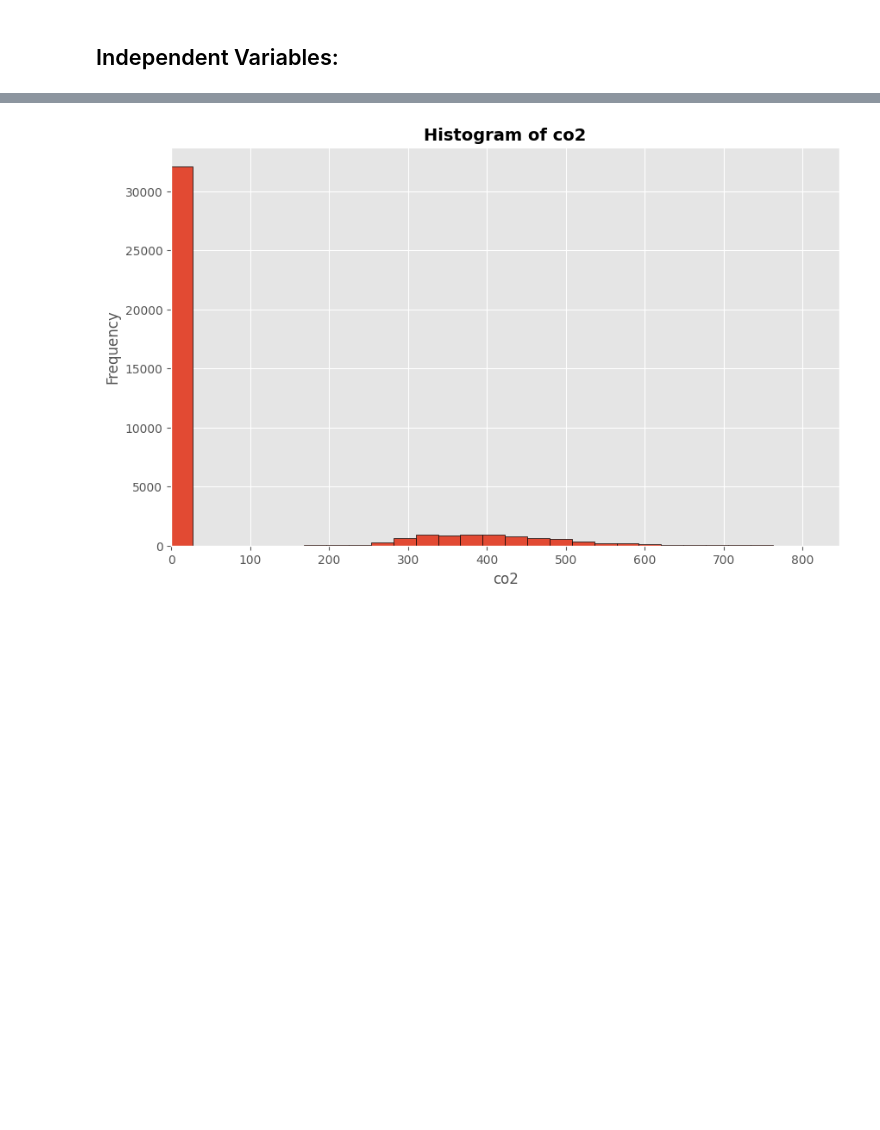
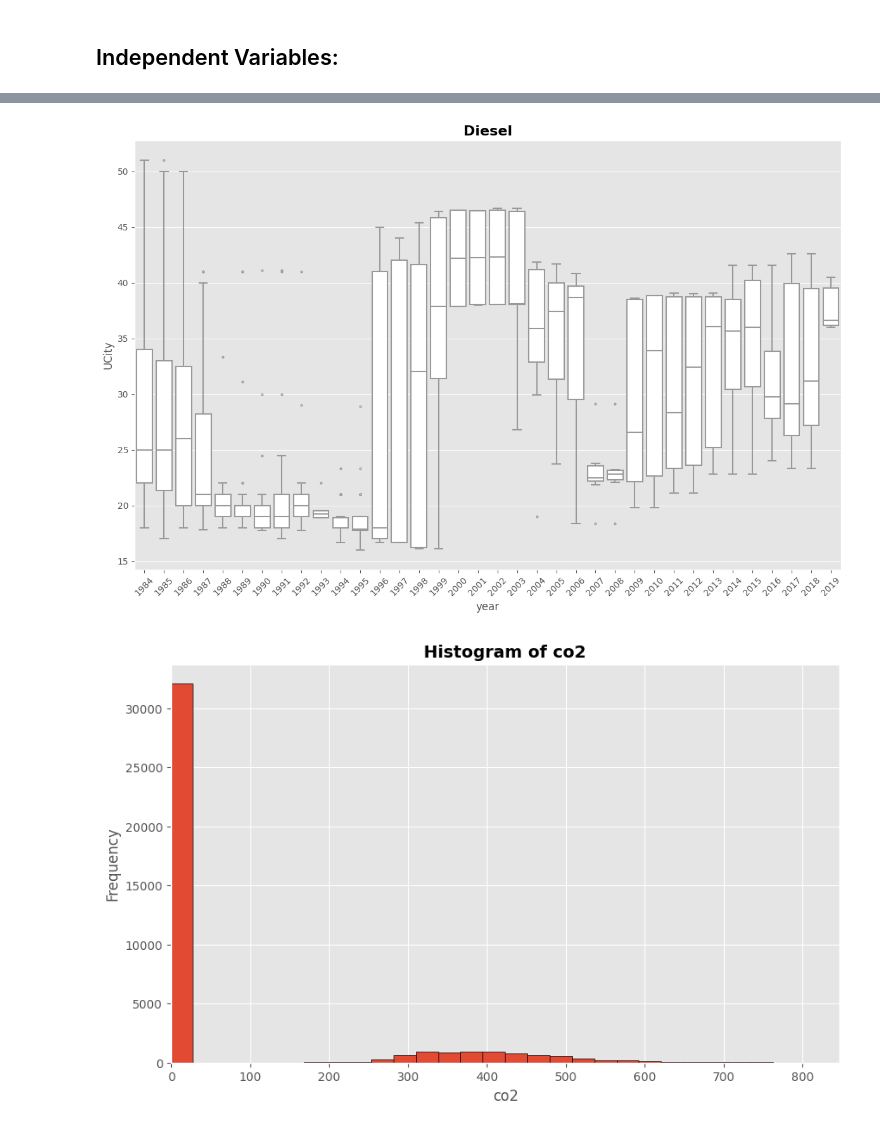
Before and after one commit to alkhalifas/cs6140-machine-learning, a Jupyter notebook: assignment1/assignment1_eda.ipynb, the cells around one changed output, grey strips where cells are left out. Saved outputs shown, nothing was run; the diff lists cells and outputs as text; code cells hidden in the pictures; blank space fills up the shorter version.

```diff
--- a/assignment1/assignment1_eda.ipynb
+++ b/assignment1/assignment1_eda.ipynb
@@ -424,3 +533,7 @@ zero_UCity_vehicles = sdf.get_zero_UCity_vehicles()
+# %%
+sdf.plot_ucity_over_years_by_atvType('Diesel')
+# %% [output]
+[figure, added]
 # %%
 sdf.plot_histogram(column='co2', bins=30)
 # %% [output]
```
Also changed, not shown: parts of 6 cells of this notebook.
